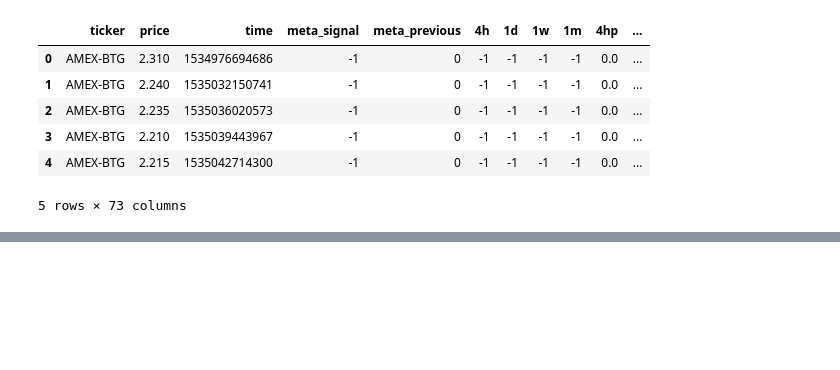
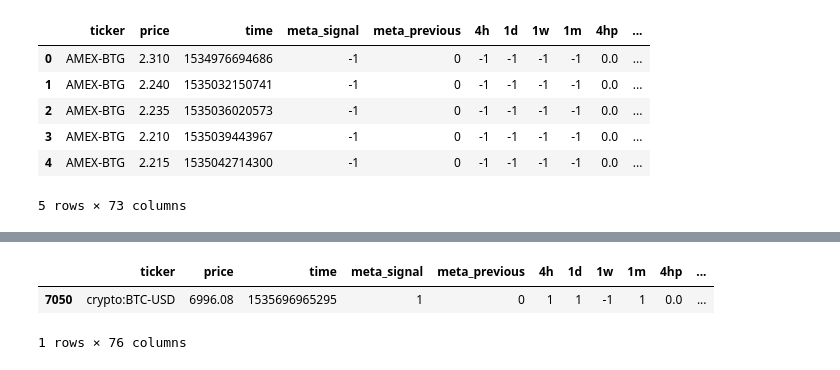
Before and after one commit to atomantic/stock_signals, a Jupyter notebook: data/02 - Label.ipynb, the cells around one changed output, grey strips where cells are left out. Cells and saved outputs as stored; diff of their text form; code cells hidden in the pictures; blank space fills up the shorter version.

```diff
--- a/data/02 - Label.ipynb
+++ b/data/02 - Label.ipynb
@@ -68,6 +68,9 @@ df.head(5)
 5 rows × 73 columns
 # %%
 def label_actions(df_ticker, ticker, verbose=False, significance=0.10):
+    df_ticker['buy'] = 0
+    df_ticker['sell'] = 0
+    df_ticker['hold'] = 0
     df_ticker['action'] = 'hold'
     holding=0
     cost_basis=0
@@ -152,6 +155,14 @@ def label_actions(df_ticker, ticker, verbose=False, significance=0.10):
         liquid = (row.price*holding) - (cost_basis*holding) + profit
 
     print(ticker+'\t', "holding:", holding, "\tbasis:", "{0:.2f}".format(cost_basis), "\trealized:", "{0:.2f}".format(profit), "\tliquid:","{0:.2f}".format(liquid), "\tbuys:", buys, "\tsells:",sells)
+    # correct the single word label into a binary multi-label
+    df_ticker['buy'] = df_ticker['action']=='buy'
+    df_ticker['sell'] = df_ticker['action']=='sell'
+    df_ticker['hold'] = df_ticker['action']=='hold'
+    df_ticker['buy'] = df_ticker['buy'].astype(int)
+    df_ticker['sell'] = df_ticker['sell'].astype(int)
+    df_ticker['hold'] = df_ticker['hold'].astype(int)
+    df_ticker.drop(['action'], axis=1, inplace=True)
     return df_ticker
 # %%
 ticker_groups = df.groupby('ticker')
@@ -159,9 +170,10 @@ ticker_groups = df.groupby('ticker')
 # testing
 # test_ticker = 'AMEX-BTG'
 # test_ticker = 'AMEX-FXI'
-test_ticker = 'AMEX-GDX'
+# test_ticker = 'AMEX-GDX'
 # test_ticker = 'NASDAQ-AAPL'
 # test_ticker = 'AMEX-UAMY'
+test_ticker = 'crypto:BTC-USD'
 df_test_ticker = label_actions(ticker_groups.get_group(test_ticker), test_ticker, verbose=True)
 
 %matplotlib notebook
@@ -171,8 +183,8 @@ plt.title(test_ticker+' signals')
 plt.xlabel('Log')
 plt.ylabel('Price')
 plt.plot(df_test_ticker.price)
-plt.plot(df_test_ticker[df_test_ticker.action=="sell"].price, 'ro', label='sell')
-plt.plot(df_test_ticker[df_test_ticker.action=="buy"].price, 'go', label='buy')
+plt.plot(df_test_ticker[df_test_ticker.sell==1].price, 'ro', label='sell')
+plt.plot(df_test_ticker[df_test_ticker.buy==1].price, 'go', label='buy')
 plt.grid(True)
 plt.show()
 # %% [output]
@@ -200,5 +245,11 @@ AMEX-GDX         holding: 1     basis: 18.55    realized: 1.47  liquid: 1.47
 [interactive output not drawn]
 [interactive output not drawn]
+# %%
+df_test_ticker.head(1)
+# %% [output]
+|  | ticker | price | time | meta_signal | meta_previous | 4h | 1d | 1w | 1m | 4hp | ... |
+| 7050 | crypto:BTC-USD | 6996.08 | 1535696965295 | 1 | 0 | 1 | 1 | -1 | 1 | 0.0 | ... |
+1 rows × 76 columns
 # %%
 %%javascript
 IPython.OutputArea.auto_scroll_threshold = 9999;
```
Also changed, not shown: parts of 5 cells of this notebook, 6 other files.
